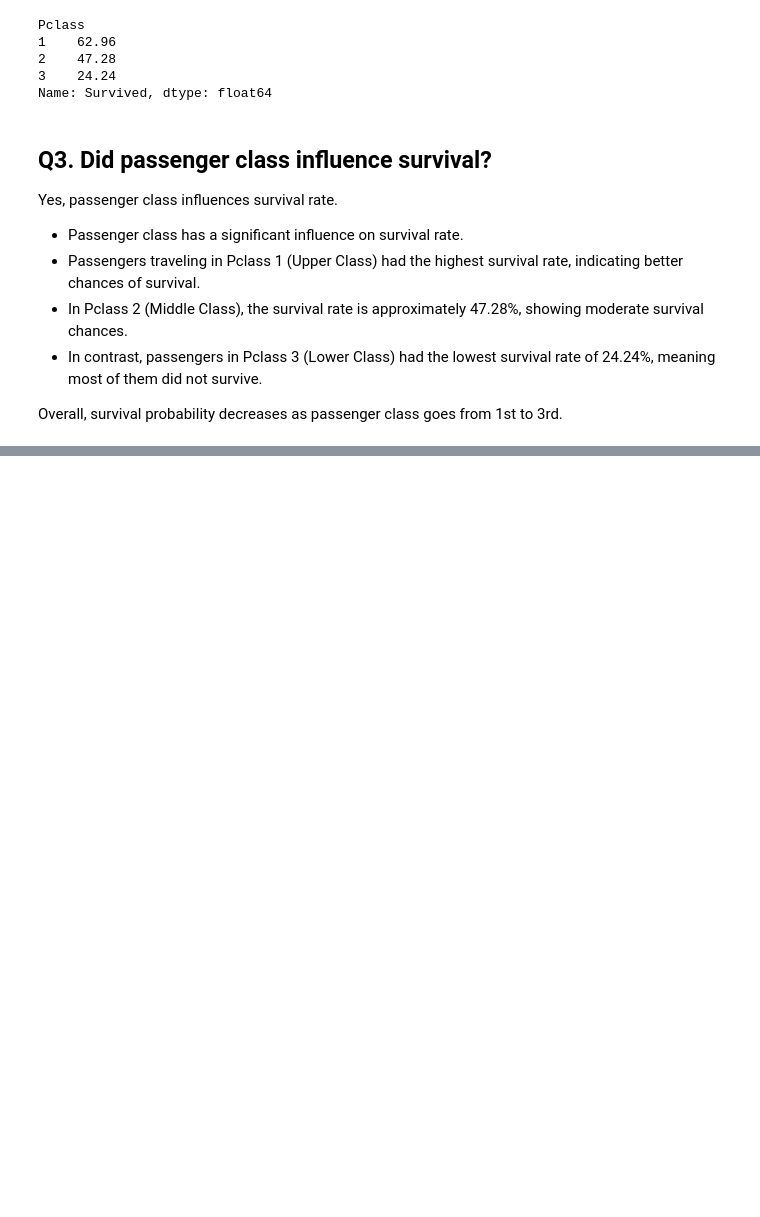
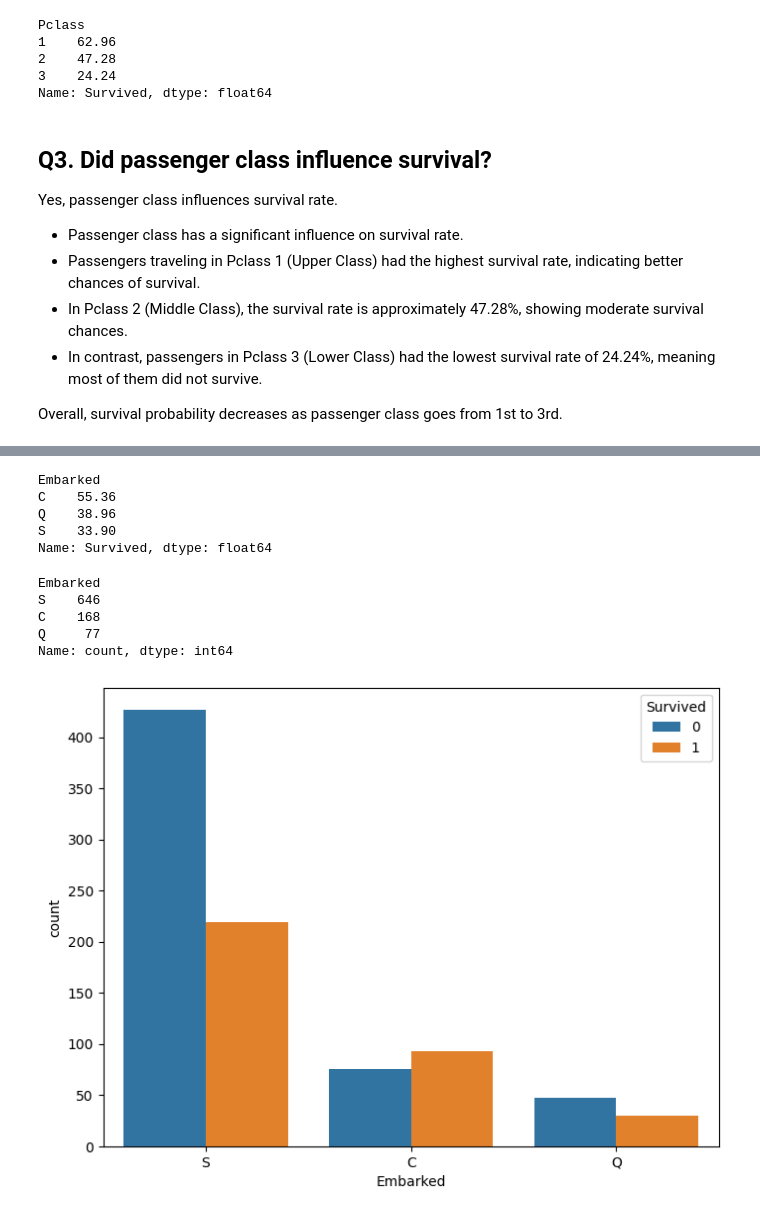
Before and after one commit to CodebySiyam/Hands-On-Data-Analysis-and-ML, a Jupyter notebook: titanic-survival-analysis/titanic_logistic_regression.ipynb, the cells around one changed output, grey strips where cells are left out. Cells and saved outputs as stored; diff of their text form; code cells hidden in the pictures; blank space fills up the shorter version.

```diff
--- a/titanic-survival-analysis/titanic_logistic_regression.ipynb
+++ b/titanic-survival-analysis/titanic_logistic_regression.ipynb
@@ -400,0 +458,25 @@ Overall, survival probability decreases as passenger class goes from 1st to 3rd.
+# %%
+# Embarked effect on survivors rate
+np.round(df.groupby('Embarked')['Survived'].mean()*100, 2)
+# %% [output]
+Embarked
+C    55.36
+Q    38.96
+S    33.90
+Name: Survived, dtype: float64
+# %%
+# value counts for different place
+df['Embarked'].value_counts()
+# %% [output]
+Embarked
+S    646
+C    168
+Q     77
+Name: count, dtype: int64
+# %%
+# number of survivors according to 'Embarked'
+plt.figure(figsize=(8,6))
+sns.countplot(data=df, x='Embarked', hue='Survived')
+plt.show()
+# %% [output]
+[figure, added]
```
Also changed, not shown: parts of 23 cells of this notebook.
